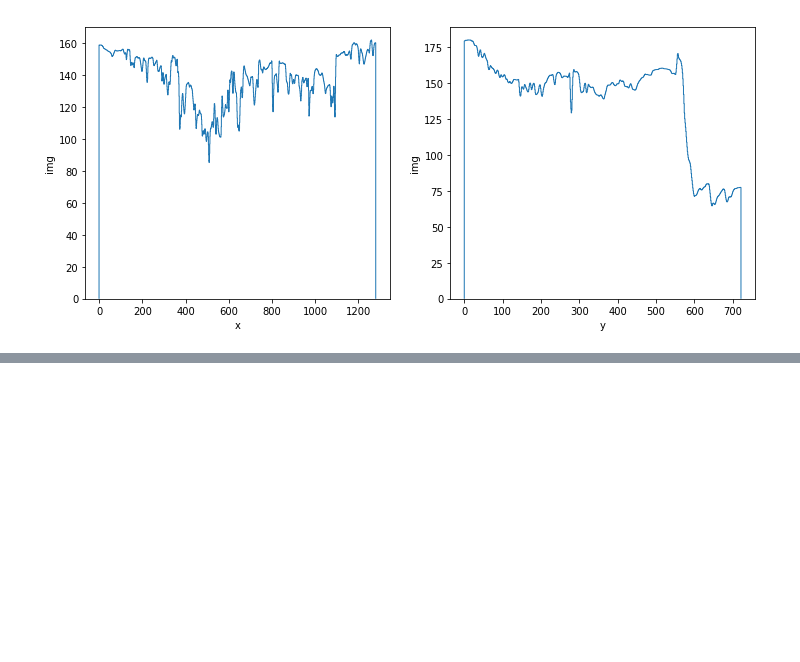
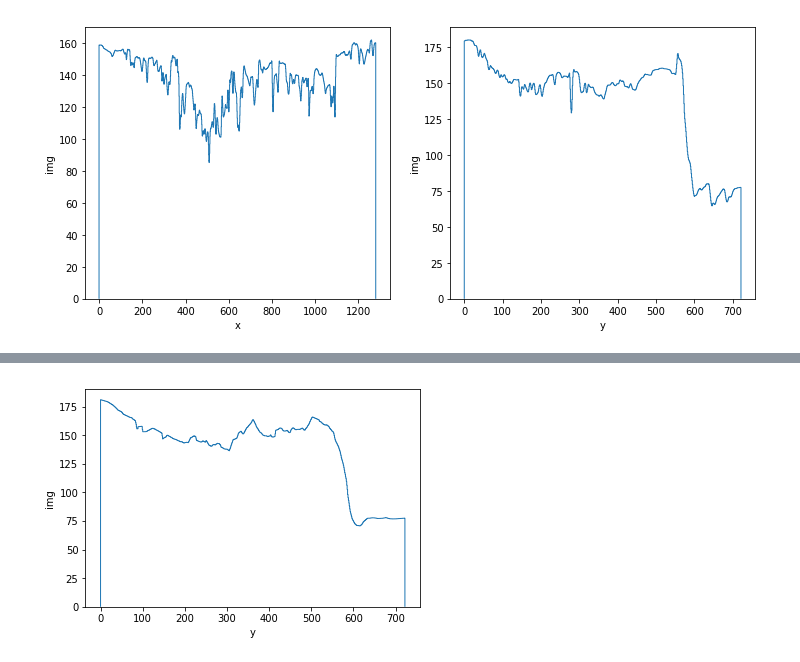
Before and after one commit to philippeller/dama, a Jupyter notebook: notebooks/histo_functions.ipynb, the cells around one changed output, grey strips where cells are left out. Drawn from its saved outputs; the diff is of its cells as text; code cells hidden in the pictures; blank space fills up the shorter version.

```diff
--- a/notebooks/histo_functions.ipynb
+++ b/notebooks/histo_functions.ipynb
@@ -507,0 +521,4 @@ pd.plot_scatter('x', 'y', 'img', s=0.1)
+# %%
+pd.interpolate('img', method='nearest')(g).histogram('img', method='mean')('y').plot()
+# %% [output]
+[figure, added]
```
Also changed, not shown: parts of 40 cells of this notebook, 4 other files.
